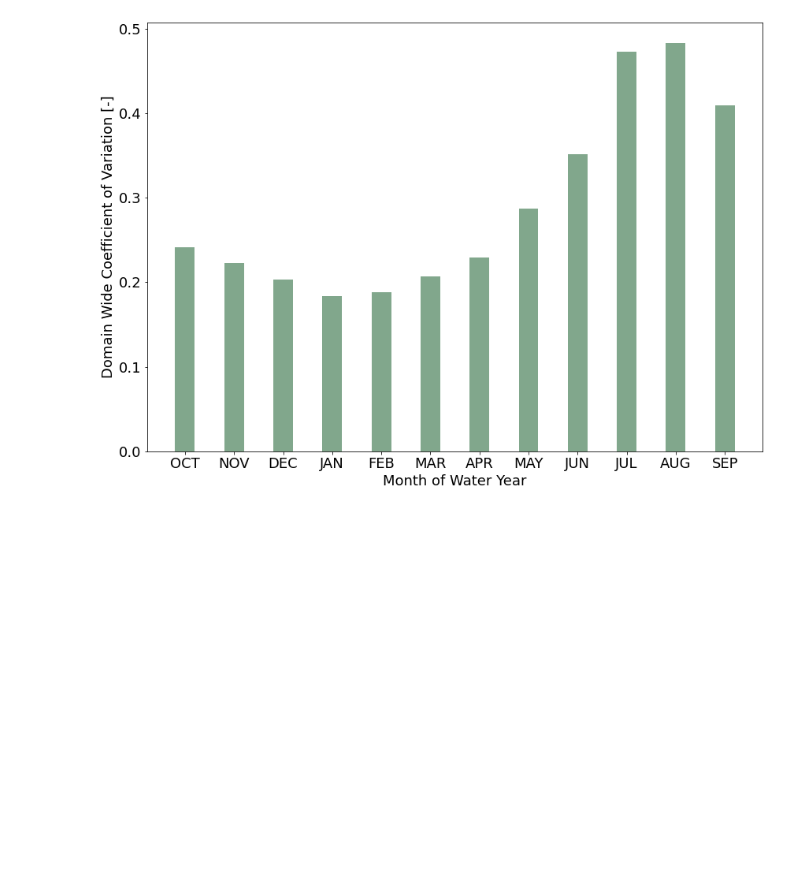
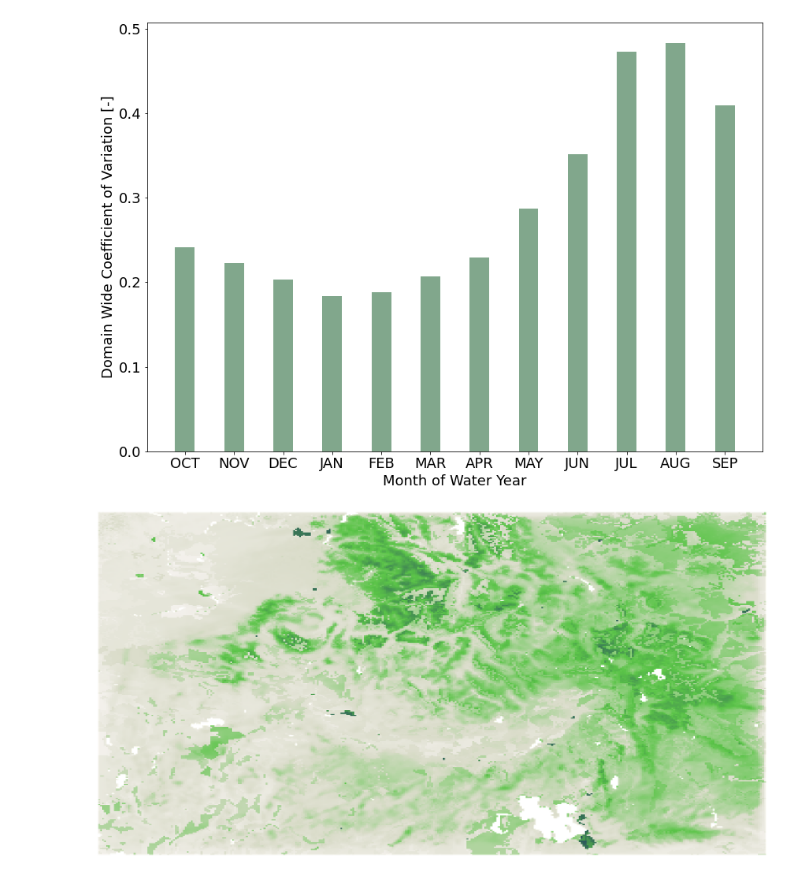
Before and after one commit to LEAF-BoiseState/wrf30yr-drought-analysis, a Jupyter notebook: SurfaceSoilMoistureExample.ipynb, the cells around one changed output. Drawn from its saved outputs; the diff is of its cells as text; code cells hidden in the pictures; blank space fills up the shorter version.

```diff
--- a/SurfaceSoilMoistureExample.ipynb
+++ b/SurfaceSoilMoistureExample.ipynb
@@ -109,3 +109,14 @@ ax.set_ylabel('Domain Wide Coefficient of Variation [-]')
 # %% [output]
 Text(0, 0.5, 'Domain Wide Coefficient of Variation [-]')
 [figure]
+# %%
+plt.rcParams.update({'font.size': 36})
+plt.figure(figsize=(1.9*20,20))
+
+for mon in np.arange(12):
+    plt.pcolormesh(sm_seasonal_surf.isel(month=mon), cmap=sm_cmap)
+    plt.axis('off')
+    pngname = 'surf_sm_'+str(mon)+'.png'
+    plt.savefig(pngname, dpi=600, facecolor='w', edgecolor='w', bbox_inches='tight')
+# %% [output]
+[figure, added]
```
Also changed, not shown: 31 other files.
